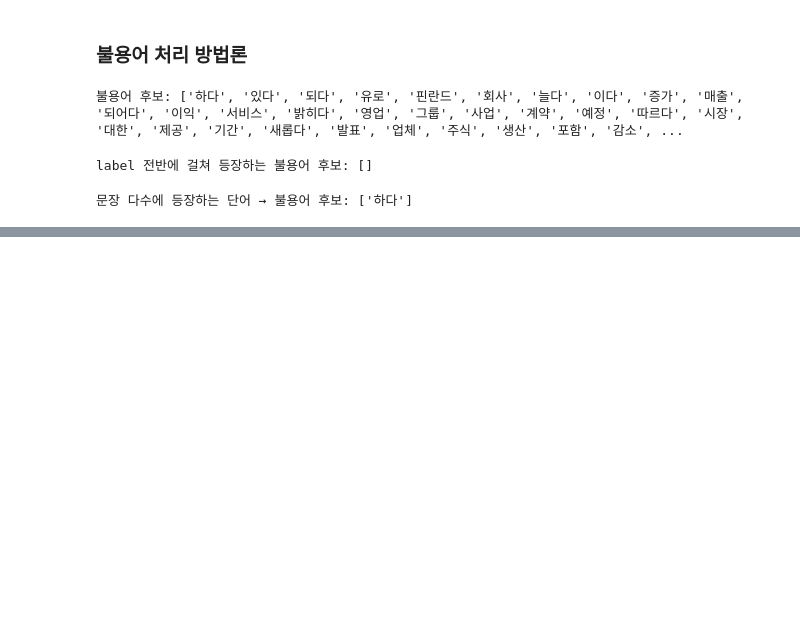
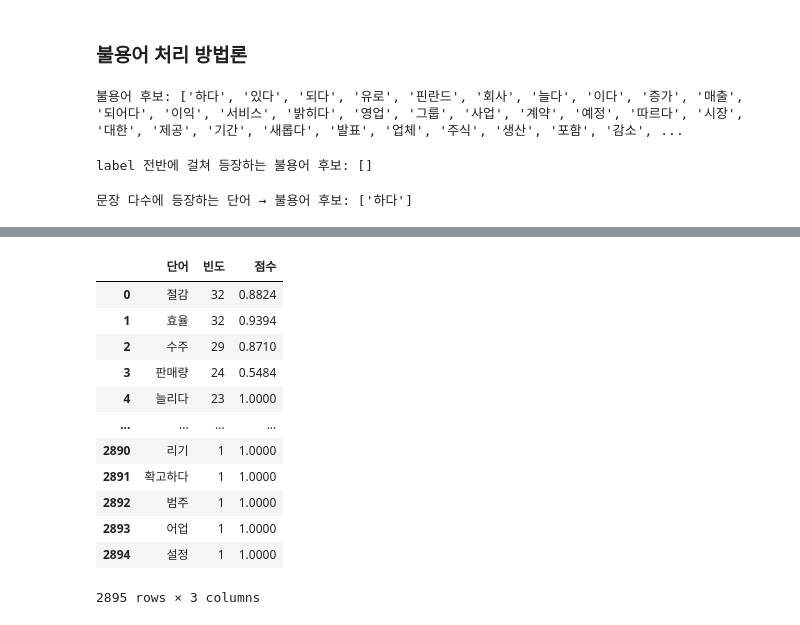
Before and after one commit to StaG-lab/2nd_Project_from_Division_5, a Jupyter notebook: 03_모델링/sentiment_dictionary_modeling.ipynb, the cells around one changed output, grey strips where cells are left out. Cells and saved outputs as stored; diff of their text form; code cells hidden in the pictures; blank space fills up the shorter version.

```diff
--- a/03_모델링/sentiment_dictionary_modeling.ipynb
+++ b/03_모델링/sentiment_dictionary_modeling.ipynb
@@ -139,0 +164,16 @@ print("문장 다수에 등장하는 단어 → 불용어 후보:", candidate_st
+# %%
+df_positive
+# %% [output]
+|  | 단어 | 빈도 | 점수 |
+| 0 | 절감 | 32 | 0.8824 |
+| 1 | 효율 | 32 | 0.9394 |
+| 2 | 수주 | 29 | 0.8710 |
+| 3 | 판매량 | 24 | 0.5484 |
+| 4 | 늘리다 | 23 | 1.0000 |
+| ... | ... | ... | ... |
+| 2890 | 리기 | 1 | 1.0000 |
+| 2891 | 확고하다 | 1 | 1.0000 |
+| 2892 | 범주 | 1 | 1.0000 |
+| 2893 | 어업 | 1 | 1.0000 |
+| 2894 | 설정 | 1 | 1.0000 |
+2895 rows × 3 columns
```
Also changed, not shown: parts of 10 cells of this notebook.
